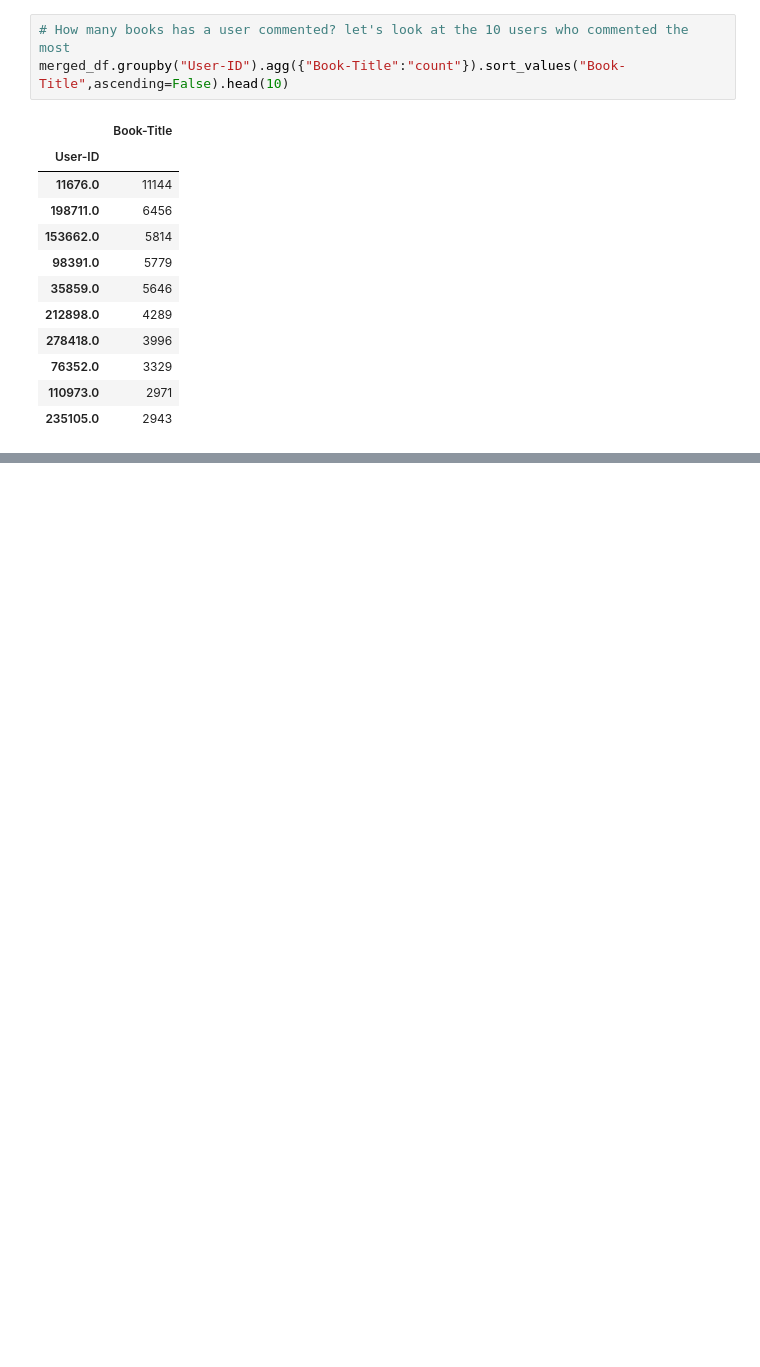
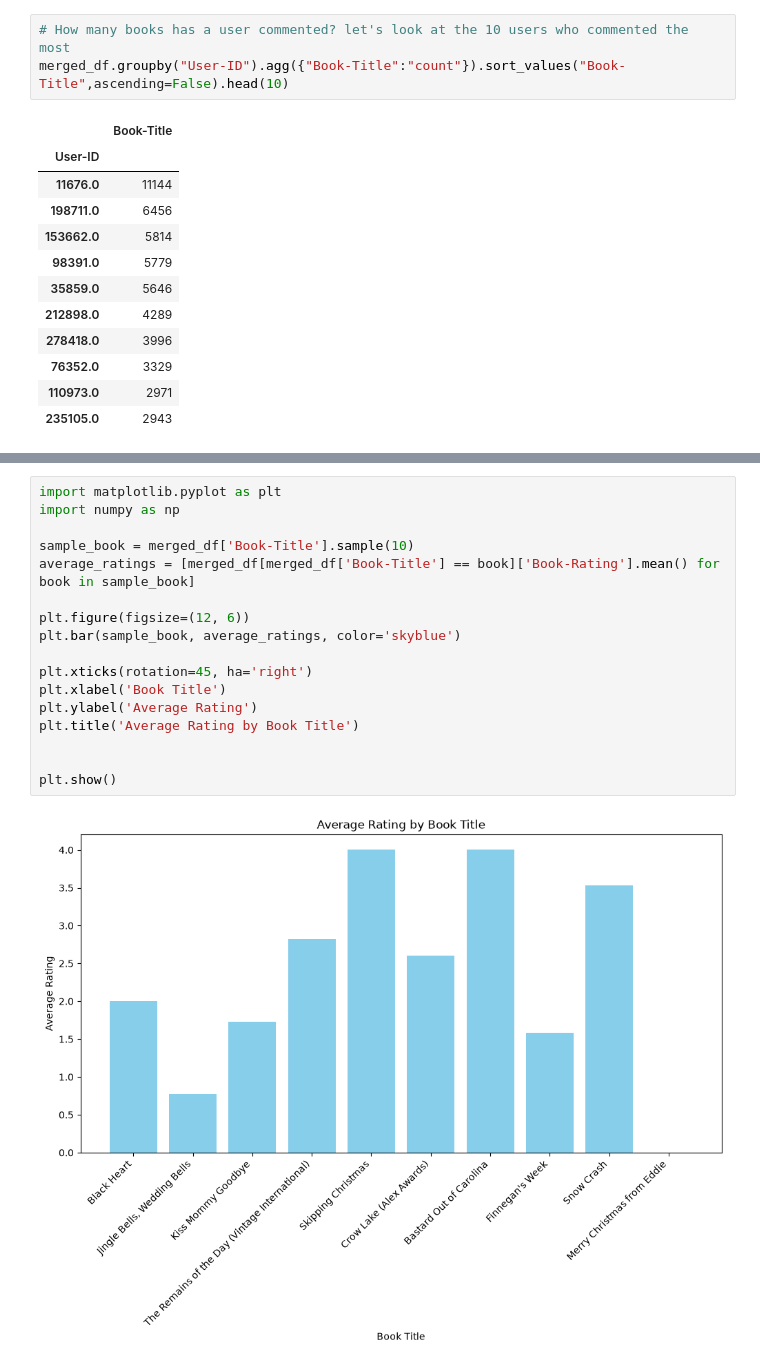
Before and after one commit to Clauver0/Recommender-System, a Jupyter notebook: Colaborative Filtering.ipynb, the cells around one changed output, grey strips where cells are left out. Cells and saved outputs as stored; diff of their text form; blank space fills up the shorter version.

```diff
--- a/Colaborative Filtering.ipynb
+++ b/Colaborative Filtering.ipynb
@@ -142,0 +174,19 @@ merged_df.groupby("User-ID").agg({"Book-Title":"count"}).sort_values("Book-Title
+# %%
+import matplotlib.pyplot as plt
+import numpy as np
+
+sample_book = merged_df['Book-Title'].sample(10)
+average_ratings = [merged_df[merged_df['Book-Title'] == book]['Book-Rating'].mean() for book in sample_book]
+
+plt.figure(figsize=(12, 6))
+plt.bar(sample_book, average_ratings, color='skyblue')
+
+plt.xticks(rotation=45, ha='right')
+plt.xlabel('Book Title')
+plt.ylabel('Average Rating')
+plt.title('Average Rating by Book Title')
+
+
+plt.show()
+# %% [output]
+[figure, added]
```
Also changed, not shown: parts of 6 cells of this notebook.
